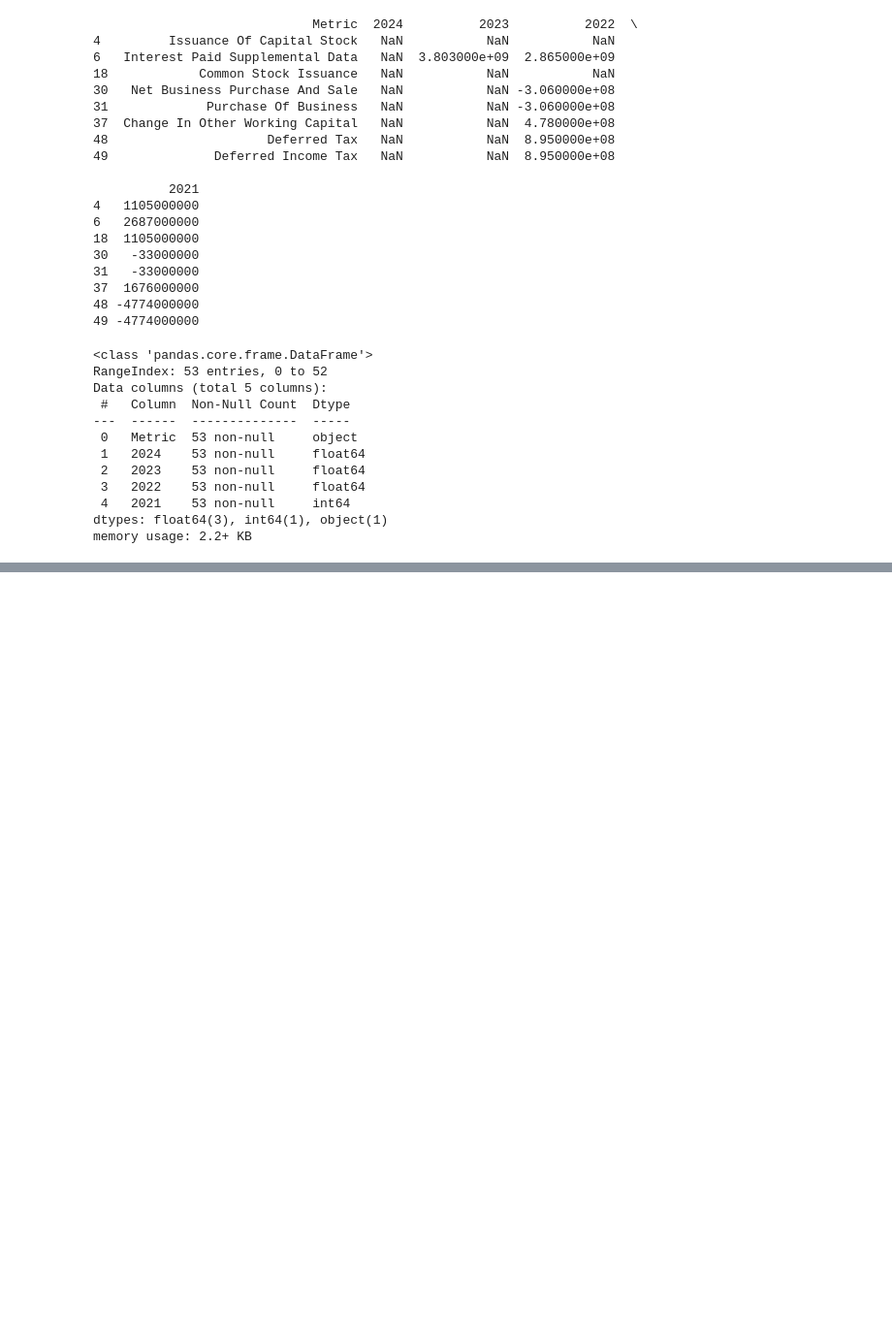
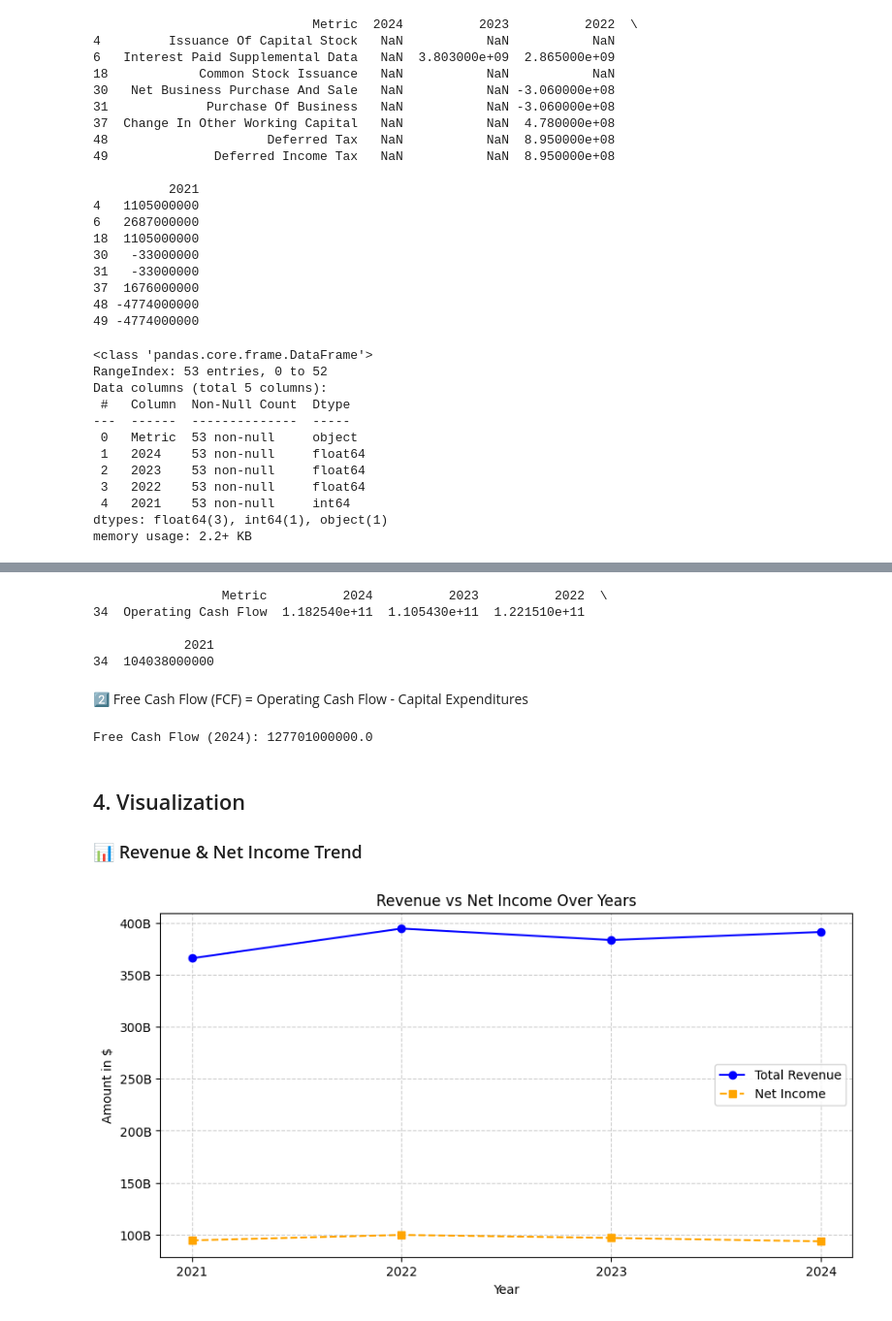
Before and after one commit to bonareri/Financial-Statement-Analysis, a Jupyter notebook: Financial_Statement_Analysis.ipynb, the cells around one changed output, grey strips where cells are left out. Shown at 97% size. Saved outputs shown, nothing was run; the diff lists cells and outputs as text; code cells hidden in the pictures; blank space fills up the shorter version.

```diff
--- a/Financial_Statement_Analysis.ipynb
+++ b/Financial_Statement_Analysis.ipynb
@@ -490,0 +534,5 @@ with pd.ExcelWriter("cleaned_financial_statements.xlsx") as writer:
+# %%
+net_income = income_df.loc[income_df['Metric'] == 'Net Income', '2024'].values[0]
+
+net_profit_margin = net_income / revenue
+print(f"Net Profit Margin (2024): {net_profit_margin:.2%}")
@@ -490,0 +579,48 @@ with pd.ExcelWriter("cleaned_financial_statements.xlsx") as writer:
+# %%
+cash_ops = cash_flow_df.loc[cash_flow_df['Metric'] == 'Operating Cash Flow']
+print(cash_ops)
+# %% [output]
+                 Metric          2024          2023          2022  \
+34  Operating Cash Flow  1.182540e+11  1.105430e+11  1.221510e+11
+
+            2021
+34  104038000000
+# %% [markdown]
+2️⃣ Free Cash Flow (FCF) = Operating Cash Flow - Capital Expenditures
+# %%
+capex = cash_flow_df.loc[cash_flow_df['Metric'] == 'Capital Expenditure', '2024'].values[0]
+operating_cash = cash_flow_df.loc[cash_flow_df['Metric'] == 'Operating Cash Flow', '2024'].values[0]
+
+free_cash_flow = operating_cash - capex
+print(f"Free Cash Flow (2024): {free_cash_flow}")
+# %% [output]
+Free Cash Flow (2024): 127701000000.0
+# %% [markdown]
+## 4. Visualization
+
+
+### 📊 Revenue & Net Income Trend
+# %%
+import matplotlib.pyplot as plt
+import matplotlib.ticker as ticker
+
+plt.figure(figsize=(10, 5))
+
+# Plot revenue and net income
+plt.plot(years, revenues, marker='o', label='Total Revenue', color='blue')
+plt.plot(years, net_income, marker='s', linestyle='--', label='Net Income', color='orange')
+
+# Set labels and title
+plt.xlabel('Year')
+plt.ylabel('Amount in $')
+plt.title('Revenue vs Net Income Over Years')
+
+# Format Y-axis to display values in billions
+plt.gca().yaxis.set_major_formatter(ticker.FuncFormatter(lambda x, _: f'{x/1e9:.0f}B'))
+
+# Grid, legend, and display
+plt.grid(True, linestyle='--', alpha=0.6)
+plt.legend()
+plt.show()
+# %% [output]
+[figure, added]
```
Also changed, not shown: parts of 15 cells of this notebook.
